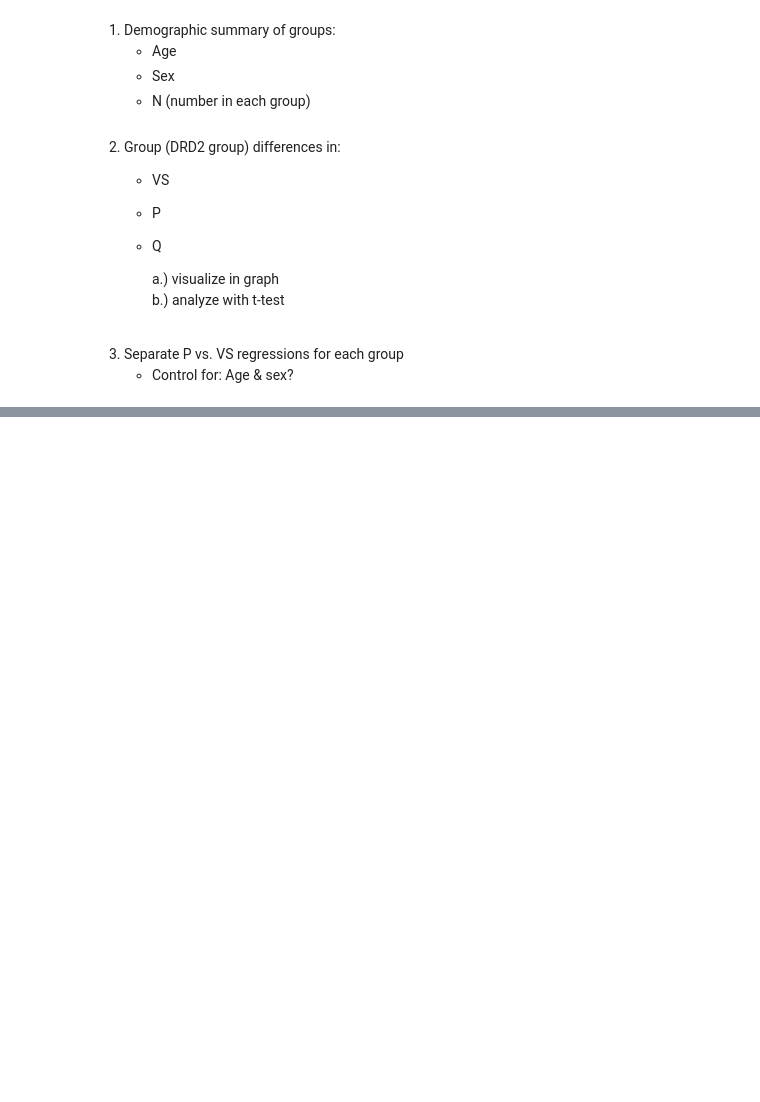
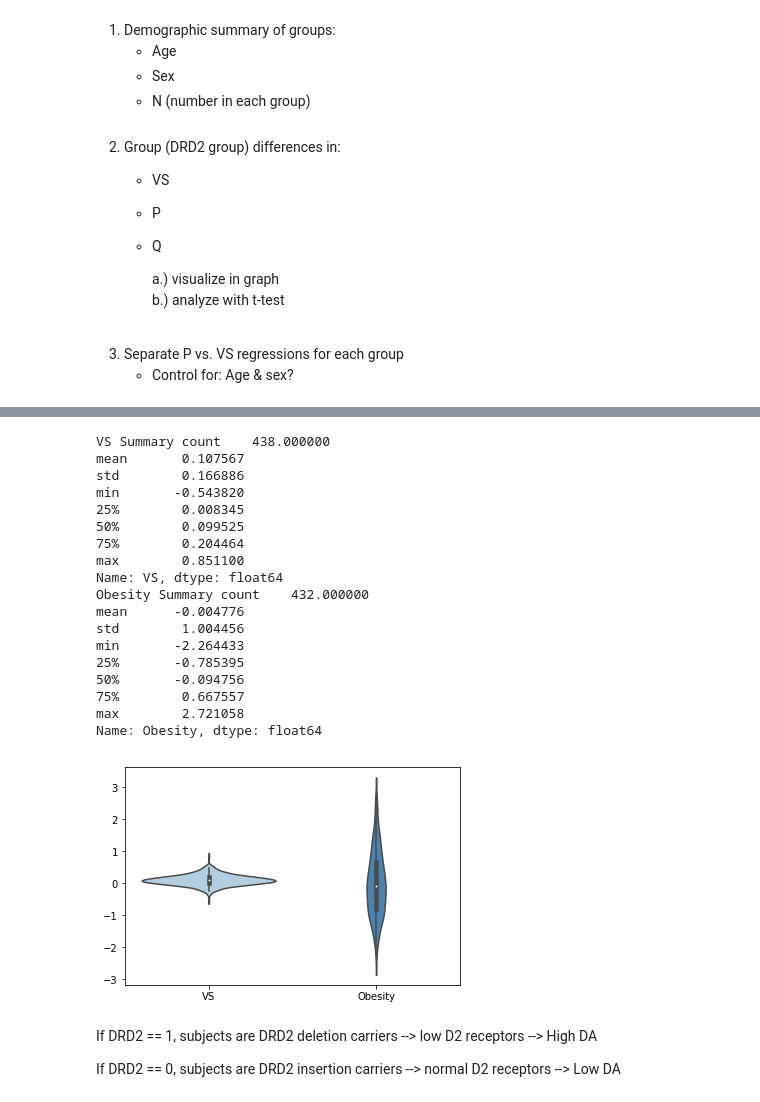
Before and after one commit to cbanuelos/DRD2_Abnormal_Learning, a Jupyter notebook: DataAnalysis.ipynb, the cells around one changed output, grey strips where cells are left out. Saved outputs shown, nothing was run; the diff lists cells and outputs as text; code cells hidden in the pictures; blank space fills up the shorter version.

```diff
--- a/DataAnalysis.ipynb
+++ b/DataAnalysis.ipynb
@@ -53,0 +118,30 @@ pd.set_option('display.max_rows',466)
+# %%
+VS_summary = data.VS.describe()
+Ob_summary = data.Obesity.describe()
+print('VS Summary', VS_summary)
+print('Obesity Summary', Ob_summary)
+VS_Ob_violin = sb.violinplot(data=data.iloc[:,4:6], palette='Blues')
+# %% [output]
+VS Summary count    438.000000
+mean       0.107567
+std        0.166886
+min       -0.543820
+25%        0.008345
+50%        0.099525
+75%        0.204464
+max        0.851100
+Name: VS, dtype: float64
+Obesity Summary count    432.000000
+mean      -0.004776
+std        1.004456
+min       -2.264433
+25%       -0.785395
+50%       -0.094756
+75%        0.667557
+max        2.721058
+Name: Obesity, dtype: float64
+[figure, added]
+# %% [markdown]
+If DRD2 == 1, subjects are DRD2 deletion carriers --> low D2 receptors --> High DA
+
+If DRD2 == 0, subjects are DRD2 insertion carriers --> normal D2 receptors --> Low DA
```
Also changed, not shown: parts of 10 cells of this notebook, 2 other files.
